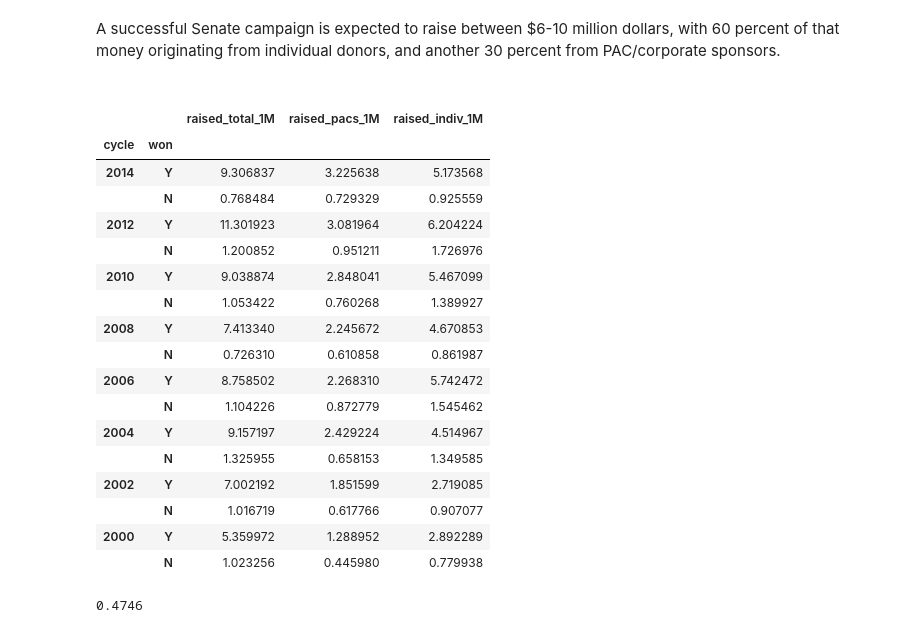
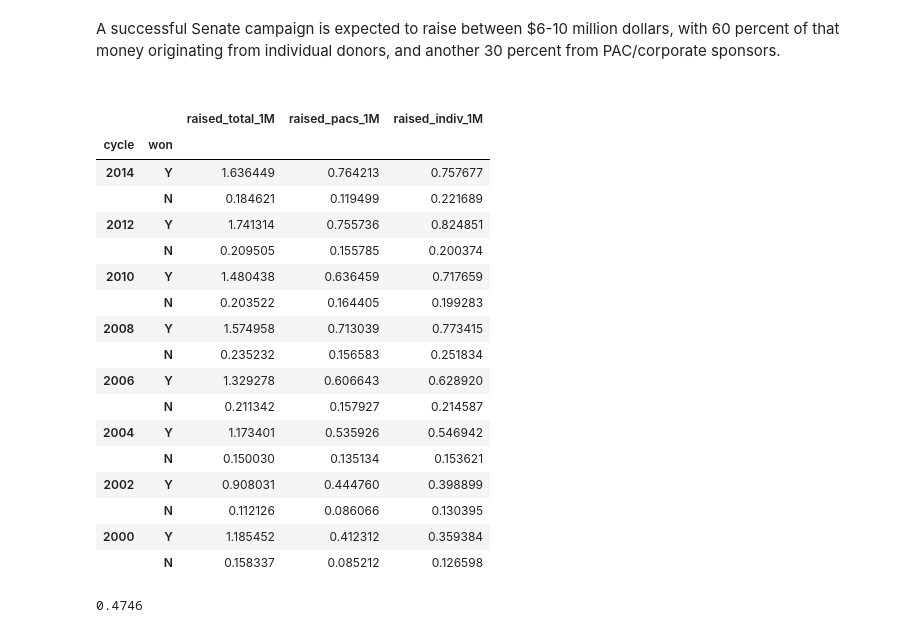
Before and after one commit to APascale2021/dsir_capstone, a Jupyter notebook: notebooks/03_Candidate_Models.ipynb, the cells around one changed output. Saved outputs shown, nothing was run; the diff lists cells and outputs as text; code cells hidden in the pictures.

```diff
--- a/notebooks/03_Candidate_Models.ipynb
+++ b/notebooks/03_Candidate_Models.ipynb
@@ -275,27 +275,27 @@ A successful Senate campaign is expected to raise between $6-10 million dollars,
 # %%
 avg_raised_house_races = in_cycle[in_cycle['campaign']=='CON'].groupby(
     by=['cycle', 'won'])[['raised_total_1M', 'raised_pacs_1M','raised_indiv_1M']].mean().sort_values(
     by=['cycle', 'won'], ascending=False)
-avg_raised_sen_races
+avg_raised_house_races
 # %% [output]
 |  |  | raised_total_1M | raised_pacs_1M | raised_indiv_1M |
 | cycle | won |  |  |  |
-| 2014 | Y | 9.306837 | 3.225638 | 5.173568 |
-|  | N | 0.768484 | 0.729329 | 0.925559 |
-| 2012 | Y | 11.301923 | 3.081964 | 6.204224 |
-|  | N | 1.200852 | 0.951211 | 1.726976 |
-| 2010 | Y | 9.038874 | 2.848041 | 5.467099 |
-|  | N | 1.053422 | 0.760268 | 1.389927 |
-| 2008 | Y | 7.413340 | 2.245672 | 4.670853 |
-|  | N | 0.726310 | 0.610858 | 0.861987 |
-| 2006 | Y | 8.758502 | 2.268310 | 5.742472 |
-|  | N | 1.104226 | 0.872779 | 1.545462 |
-| 2004 | Y | 9.157197 | 2.429224 | 4.514967 |
-|  | N | 1.325955 | 0.658153 | 1.349585 |
-| 2002 | Y | 7.002192 | 1.851599 | 2.719085 |
-|  | N | 1.016719 | 0.617766 | 0.907077 |
-| 2000 | Y | 5.359972 | 1.288952 | 2.892289 |
-|  | N | 1.023256 | 0.445980 | 0.779938 |
+| 2014 | Y | 1.636449 | 0.764213 | 0.757677 |
+|  | N | 0.184621 | 0.119499 | 0.221689 |
+| 2012 | Y | 1.741314 | 0.755736 | 0.824851 |
+|  | N | 0.209505 | 0.155785 | 0.200374 |
+| 2010 | Y | 1.480438 | 0.636459 | 0.717659 |
+|  | N | 0.203522 | 0.164405 | 0.199283 |
+| 2008 | Y | 1.574958 | 0.713039 | 0.773415 |
+|  | N | 0.235232 | 0.156583 | 0.251834 |
+| 2006 | Y | 1.329278 | 0.606643 | 0.628920 |
+|  | N | 0.211342 | 0.157927 | 0.214587 |
+| 2004 | Y | 1.173401 | 0.535926 | 0.546942 |
+|  | N | 0.150030 | 0.135134 | 0.153621 |
+| 2002 | Y | 0.908031 | 0.444760 | 0.398899 |
+|  | N | 0.112126 | 0.086066 | 0.130395 |
+| 2000 | Y | 1.185452 | 0.412312 | 0.359384 |
+|  | N | 0.158337 | 0.085212 | 0.126598 |
 # %%
 round(avg_raised_house_races['raised_pacs_1M'].mean() / avg_raised_house_races['raised_total_1M'].mean(), 4)
 # %% [output]
```
Also changed, not shown: parts of 11 cells of this notebook, 1 other file.
